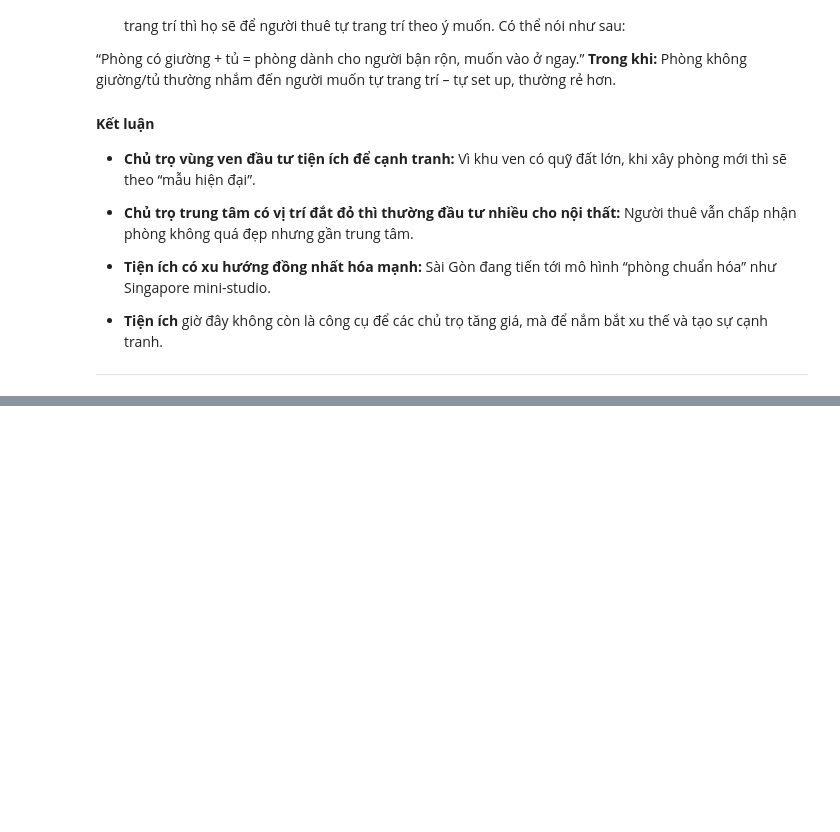
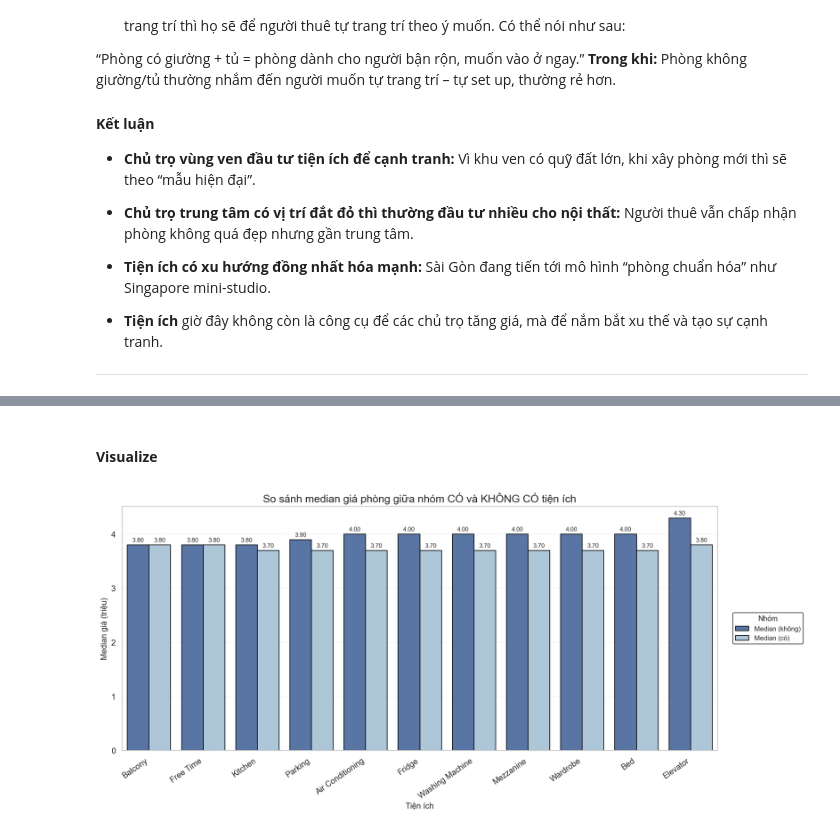
Before and after one commit to HungHiHung10/Intro2DS, a Jupyter notebook: notebooks/relationships_correlations.ipynb, the cells around one changed output, grey strips where cells are left out. Saved outputs shown, nothing was run; the diff lists cells and outputs as text; code cells hidden in the pictures; blank space fills up the shorter version.

```diff
--- a/notebooks/relationships_correlations.ipynb
+++ b/notebooks/relationships_correlations.ipynb
@@ -1042,0 +1677,58 @@ Cột `date` không xuất hiện trong phân tích này:
+# %% [markdown]
+#### **Visualize**
+# %%
+df_plot = df_show.copy()
+df_plot = df_plot[["Tiện ích", "Median (không)", "Median (có)"]]
+
+df_melt = df_plot.melt(
+    id_vars="Tiện ích",
+    value_vars=["Median (không)", "Median (có)"],
+    var_name="Nhóm",
+    value_name="Median Giá"
+)
+
+colors = ["#4C72B0", "#A6C8E0"]
+
+plt.figure(figsize=(15, 7))
+ax = sns.barplot(
+    data=df_melt,
+    x="Tiện ích",
+    y="Median Giá",
+    hue="Nhóm",
+    palette=colors,
+    edgecolor="black"
+)
+
+plt.title("So sánh median giá phòng giữa nhóm CÓ và KHÔNG CÓ tiện ích", fontsize=16)
+plt.xlabel("Tiện ích", fontsize=12)
+plt.ylabel("Median giá (triệu)", fontsize=12)
+plt.xticks(rotation=35, ha="right")
+plt.grid(axis="y", linestyle="--", alpha=0.3)
+
+for bar in ax.patches:
+    h = bar.get_height()
+    if h > 0.3:
+        ax.text(
+            bar.get_x() + bar.get_width()/2,
+            h + 0.03,
+            f"{h:.2f}",
+            ha="center",
+            va="bottom",
+            fontsize=9
+        )
+
+plt.legend(
+    title="Nhóm",
+    fontsize=10,
+    title_fontsize=11,
+    loc='center left',
+    bbox_to_anchor=(1.02, 0.5),
+    frameon=True,
+    facecolor='white',
+    edgecolor='black'
+)
+
+plt.tight_layout()
+plt.show()
+# %% [output]
+[figure, added]
```
Also changed, not shown: parts of 29 cells of this notebook.
